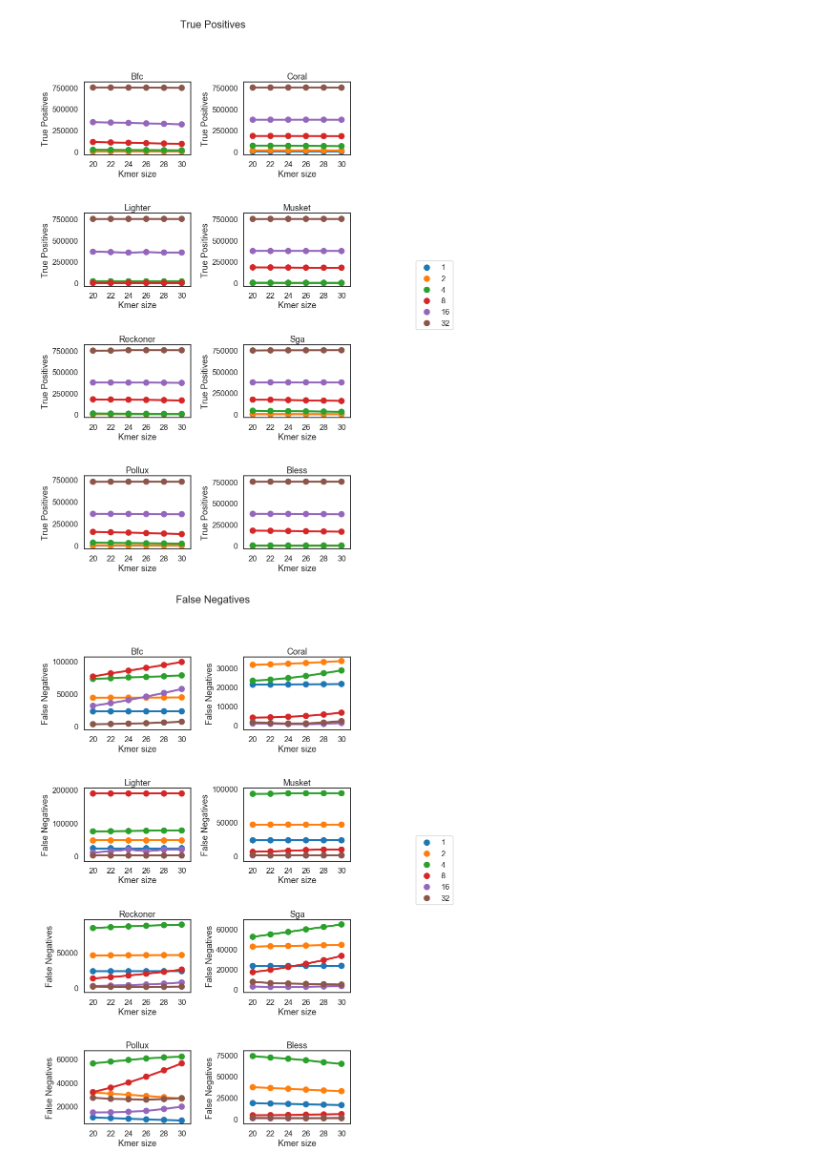
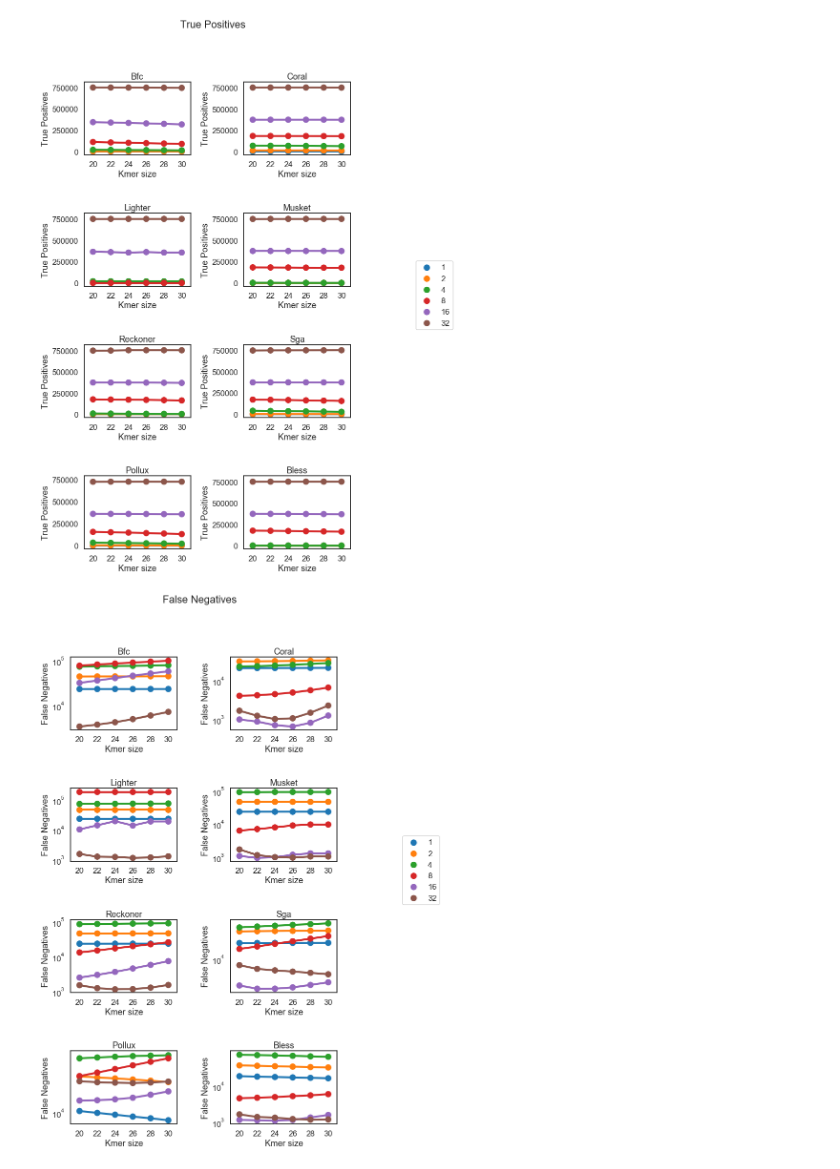
Before and after one commit to Mangul-Lab-USC/benchmarking_error_correction, a Jupyter notebook: notebooks/Ecoli.ipynb, the cells around one changed output. Cells and saved outputs as stored; diff of their text form; code cells hidden in the pictures.

```diff
--- a/notebooks/Ecoli.ipynb
+++ b/notebooks/Ecoli.ipynb
@@ -65,7 +65,7 @@ tools=('Bfc','Coral', 'Lighter', 'Musket', 'Reckoner', 'Sga', 'Pollux', 'Bless')
 index=0
 for ax in axes.flatten():
     g=sns.pointplot(x="Kmer Size", y="total_corrections", hue='Coverage',  data = data[(data['Tool'] == tools[index])], kind = "point", ax=ax)
-    ax.set(title=tools[index])
+    ax.set(title=tools[index], yscale='log')
     g.set(xlabel='Kmer size', ylabel='Number of Corrections')
 
     if index == 1:
@@ -105,29 +105,29 @@ for ax in axes.flatten():
 # %%
 import matplotlib.pyplot as plt
 import seaborn as sns
 import pandas as pd
 g=sns.set_style("white")
 g=sns.set_context("talk")
 
 fig, axes = plt.subplots(nrows=4, ncols=2,figsize=(10,18))
 fig.subplots_adjust(hspace=0.8,wspace = 0.5)
 fig.suptitle('False Negatives')
 
 tools=('Bfc','Coral', 'Lighter', 'Musket', 'Reckoner', 'Sga', 'Pollux', 'Bless')
 index=0
 for ax in axes.flatten():
     g=sns.pointplot(x="Kmer Size", y="Base - FN", hue='Coverage',  data = data[(data['Tool'] == tools[index])], kind = "point", ax=ax)
-    ax.set(title=tools[index])
+    ax.set(title=tools[index], yscale='log')
     g.set(xlabel='Kmer size', ylabel='False Negatives')
 
     if index == 1:
         ax.get_legend().set_visible(True)
         ax.legend(bbox_to_anchor=(1, -1.5, 1., .102))
     else:
         ax.get_legend().set_visible(False)
     index+=1
 # %% [output]
-[figure, old version]
+[figure, new version]
 # %%
 import matplotlib.pyplot as plt
 import seaborn as sns
```
Also changed, not shown: parts of 2 cells of this notebook, 10 other files.
